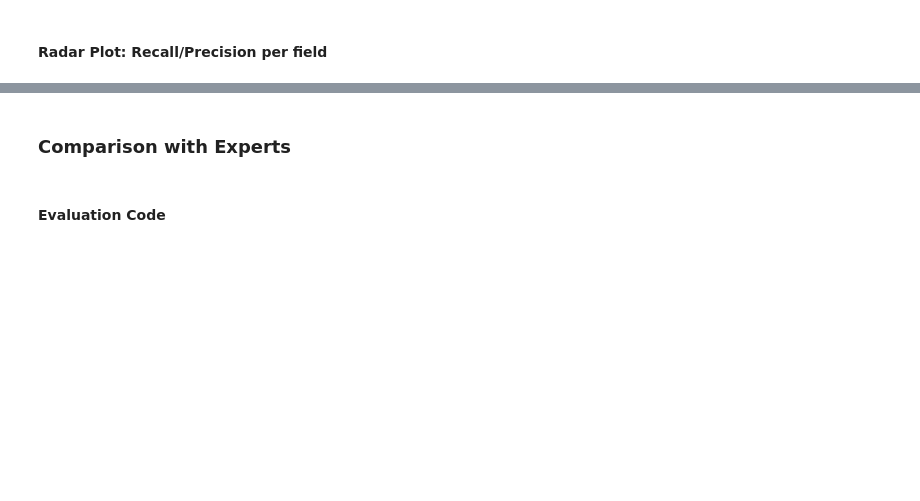
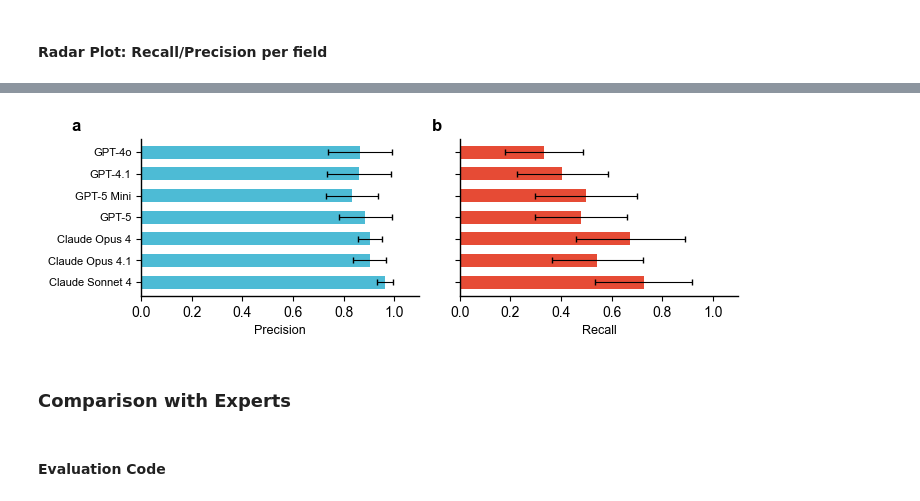
Before and after one commit to FAIRmat-NFDI/nomad-perovskite-solar-cells-database, a Jupyter notebook: src/perovskite_solar_cell_database/example_uploads/perla_notebooks/perovscribe-analysis.ipynb, the cells around one changed output, grey strips where cells are left out. Drawn from its saved outputs; the diff is of its cells as text; code cells hidden in the pictures; blank space fills up the shorter version.

```diff
--- a/src/perovskite_solar_cell_database/example_uploads/perla_notebooks/perovscribe-analysis.ipynb
+++ b/src/perovskite_solar_cell_database/example_uploads/perla_notebooks/perovscribe-analysis.ipynb
@@ -644,3 +652,62 @@ plt.savefig('performance_radar_plot.pdf', dpi=300, format='pdf')
+# %%
+fig, (ax1, ax2) = plt.subplots(1, 2, figsize=(7.2, 2.5), sharey=True)
+
+models = [
+    'Claude Sonnet 4',
+    'Claude Opus 4.1',
+    'Claude Opus 4',
+    'GPT-5',
+    'GPT-5 Mini',
+    'GPT-4.1',
+    'GPT-4o',
+]
+models = [m for m in models if m in pivot_precision.index]
+
+x = np.arange(len(models))
+width = 0.6
+
+# Precision
+means_p = [pivot_precision.loc[m].mean() for m in models]
+stds_p = [pivot_precision.loc[m].std() for m in models]
+ax1.barh(
+    x,
+    means_p,
+    xerr=stds_p,
+    height=width,
+    color='#4DBBD5',
+    capsize=2,
+    error_kw={'linewidth': 0.8},
+)
+ax1.set_xlim(0, 1.1)
+ax1.set_xlabel('Precision', fontsize=9)
+ax1.set_yticks(x)
+ax1.set_yticklabels(models, fontsize=8)
+ax1.spines['top'].set_visible(False)
+ax1.spines['right'].set_visible(False)
+ax1.text(-0.25, 1.05, 'a', transform=ax1.transAxes, fontsize=12, fontweight='bold')
+
+# Recall
+means_r = [pivot_recall.loc[m].mean() for m in models]
+stds_r = [pivot_recall.loc[m].std() for m in models]
+ax2.barh(
+    x,
+    means_r,
+    xerr=stds_r,
+    height=width,
+    color='#E64B35',
+    capsize=2,
+    error_kw={'linewidth': 0.8},
+)
+ax2.set_xlim(0, 1.1)
+ax2.set_xlabel('Recall', fontsize=9)
+ax2.spines['top'].set_visible(False)
+ax2.spines['right'].set_visible(False)
+ax2.text(-0.1, 1.05, 'b', transform=ax2.transAxes, fontsize=12, fontweight='bold')
+
+plt.tight_layout()
+plt.savefig('performance_bars.pdf', dpi=300)
+# %% [output]
+[figure, added]
 # %% [markdown]
 ### Comparison with Experts
 # %% [markdown]
```
Also changed, not shown: parts of 5 cells of this notebook, 7 other files.
